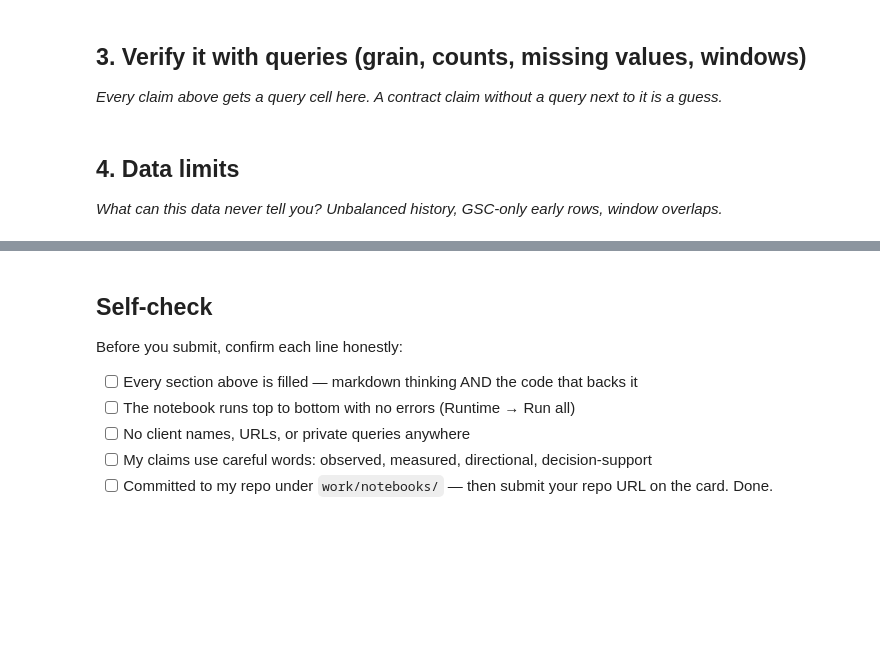
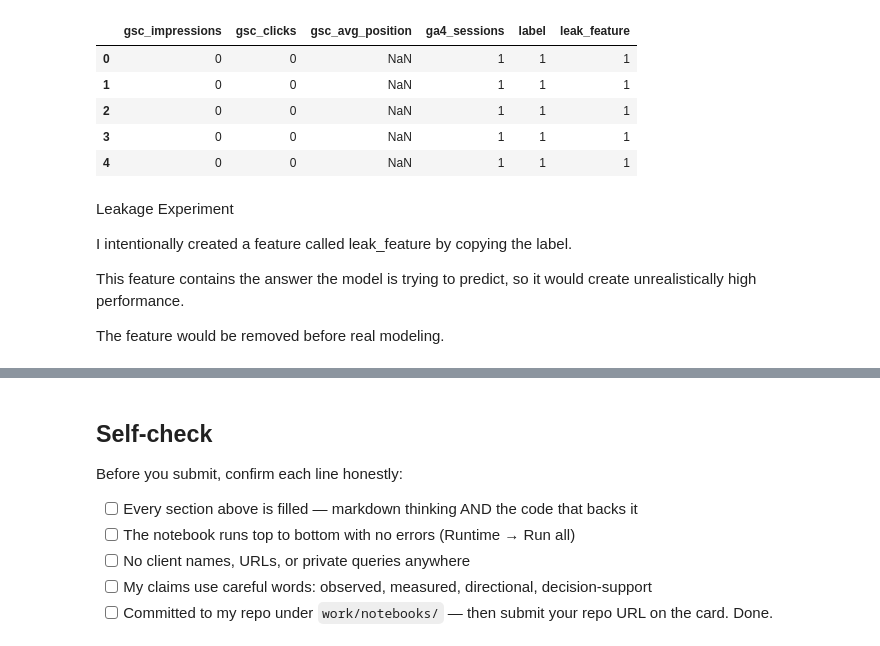
Before and after one commit to shahzaibazhar895-bit/FlyRank_ai_Internship, a Jupyter notebook: work/notebooks/w03_data_contract.ipynb, the cells around one changed output, grey strips where cells are left out. Drawn from its saved outputs; the diff is of its cells as text; code cells hidden in the pictures; blank space fills up the shorter version.

```diff
--- a/work/notebooks/w03_data_contract.ipynb
+++ b/work/notebooks/w03_data_contract.ipynb
@@ -12,0 +24,16 @@ This skeleton is yours to fill. Work the sections **in order** — each one has
+# %%
+import duckdb
+from google.colab import userdata
+
+HF_TOKEN = userdata.get("Flyrank_ai_Intern")
+
+con = duckdb.connect()
+
+con.execute(f"""
+CREATE SECRET (
+    TYPE huggingface,
+    TOKEN '{HF_TOKEN}'
+)
+""")
+
+print("Connected successfully!")
@@ -20,7 +119,32 @@ This skeleton is yours to fill. Work the sections **in order** — each one has
 # %%
 # This cell is for CODE (numbers, a query, a check).
 # Write your text answer in the cell ABOVE this one — typing sentences here breaks Run All.
+import pandas as pd
+
+sample = con.sql(f"""
+SELECT
+gsc_impressions,
+gsc_clicks,
+gsc_avg_position,
+ga4_sessions
+FROM read_parquet(
+'{rel}/fact_content_daily_performance/month=2026-03/*.parquet'
+)
+WHERE ga4_data_available IS TRUE
+LIMIT 1000
+""").df()
+
+# Simple proxy label
+sample["label"] = (sample["ga4_sessions"] < 5).astype(int)
+
+# Deliberate leakage
+sample["leak_feature"] = sample["label"]
+
+sample.head()
+# %% [output]
+|  | gsc_impressions | gsc_clicks | gsc_avg_position | ga4_sessions | label | leak_feature |
+| 0 | 0 | 0 | NaN | 1 | 1 | 1 |
+| 1 | 0 | 0 | NaN | 1 | 1 | 1 |
+| 2 | 0 | 0 | NaN | 1 | 1 | 1 |
+| 3 | 0 | 0 | NaN | 1 | 1 | 1 |
+| 4 | 0 | 0 | NaN | 1 | 1 | 1 |
-# %% [markdown]
-## 3. Verify it with queries (grain, counts, missing values, windows)
-
-*Every claim above gets a query cell here. A contract claim without a query next to it is a guess.*
@@ -30,4 +151,8 @@ This skeleton is yours to fill. Work the sections **in order** — each one has
-# %% [markdown]
-## 4. Data limits
-
-*What can this data never tell you? Unbalanced history, GSC-only early rows, window overlaps.*
+# %% [markdown]
+Leakage Experiment
+
+I intentionally created a feature called leak_feature by copying the label.
+
+This feature contains the answer the model is trying to predict, so it would create unrealistically high performance.
+
+The feature would be removed before real modeling.
```
Also changed, not shown: parts of 14 cells of this notebook.
